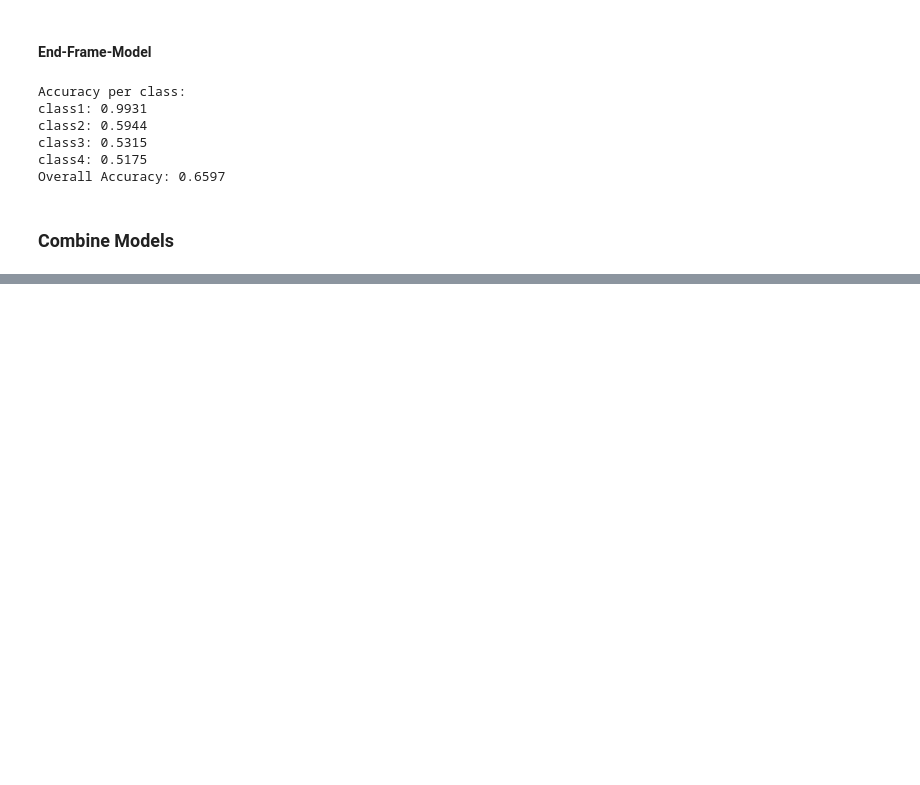
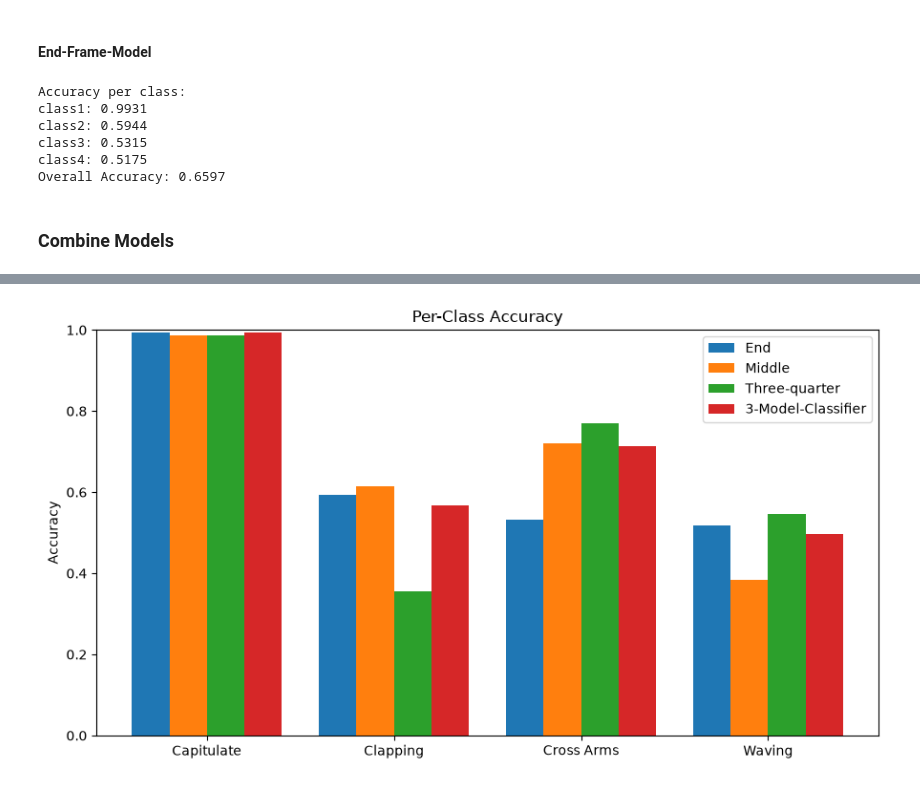
Before and after one commit to mschl7/action_recognition, a Jupyter notebook: main.ipynb, the cells around one changed output, grey strips where cells are left out. Saved outputs shown, nothing was run; the diff lists cells and outputs as text; code cells hidden in the pictures; blank space fills up the shorter version.

```diff
--- a/main.ipynb
+++ b/main.ipynb
@@ -420,0 +509,22 @@ True Label: class2
+# %%
+# plot per class accuracies
+classes = list(acc_classes_end.keys())
+x = np.arange(len(classes))
+width = 0.2
+
+plt.figure(figsize=(9, 5))
+
+plt.bar(x - 1.5 * width,[acc_classes_end[c] for c in classes], width, label="End")
+plt.bar(x - 0.5 * width,[acc_classes_middle[c] for c in classes], width, label="Middle")
+plt.bar(x + 0.5 * width, [acc_classes_three_quarter[c] for c in classes], width, label="Three-quarter")
+plt.bar(x + 1.5 * width, [acc_classes_3_model[c] for c in classes], width, label="3-Model-Classifier")
+
+plt.xticks(x, ["Capitulate", "Clapping", "Cross Arms", "Waving"])
+plt.ylim(0, 1)
+plt.ylabel("Accuracy")
+plt.title("Per-Class Accuracy")
+plt.legend()
+plt.tight_layout()
+plt.show()
+# %% [output]
+[figure, added]
```
Also changed, not shown: parts of 9 cells of this notebook.
